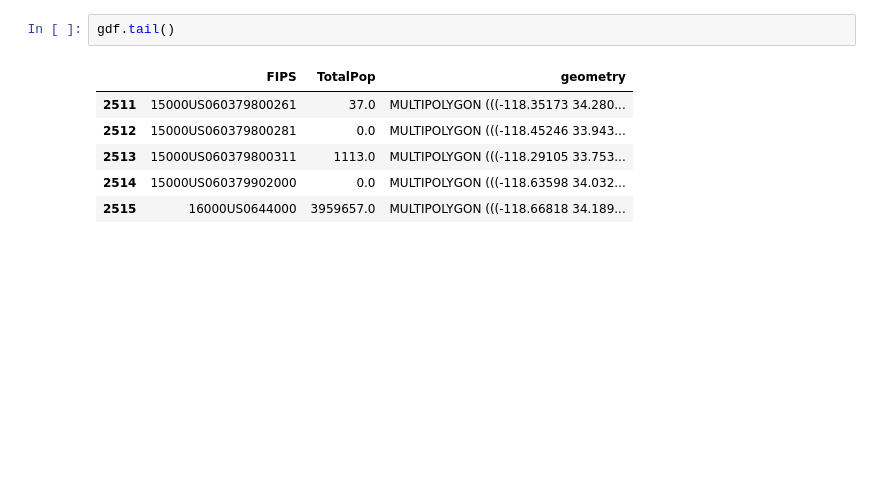
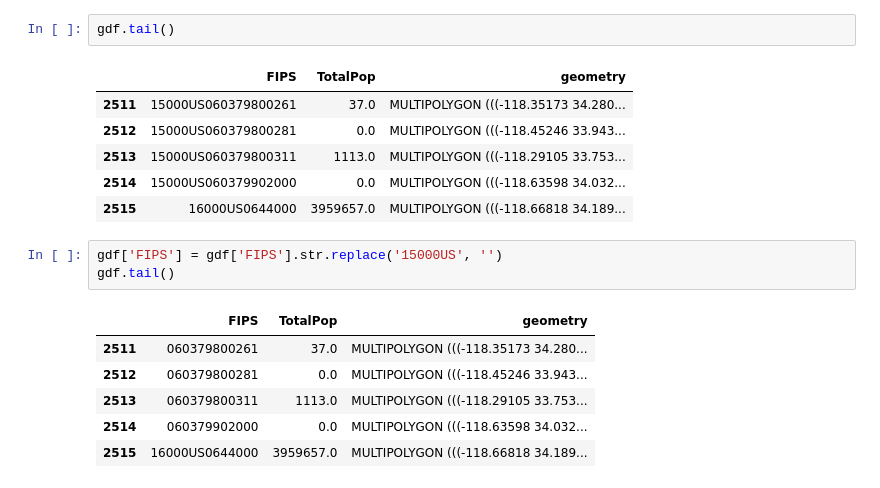
Before and after one commit to babakbadakhshan/Los-Angeles-arrest, a Jupyter notebook: SpatialAutocorrelation.ipynb, the cells around one changed output. Cells and saved outputs as stored; diff of their text form; blank space fills up the shorter version.

```diff
--- a/SpatialAutocorrelation.ipynb
+++ b/SpatialAutocorrelation.ipynb
@@ -42,3 +42,13 @@ gdf.tail()
 | 2513 | 15000US060379800311 | 1113.0 | MULTIPOLYGON (((-118.29105 33.753... |
 | 2514 | 15000US060379902000 | 0.0 | MULTIPOLYGON (((-118.63598 34.032... |
 | 2515 | 16000US0644000 | 3959657.0 | MULTIPOLYGON (((-118.66818 34.189... |
+# %%
+gdf['FIPS'] = gdf['FIPS'].str.replace('15000US', '')
+gdf.tail()
+# %% [output]
+|  | FIPS | TotalPop | geometry |
+| 2511 | 060379800261 | 37.0 | MULTIPOLYGON (((-118.35173 34.280... |
+| 2512 | 060379800281 | 0.0 | MULTIPOLYGON (((-118.45246 33.943... |
+| 2513 | 060379800311 | 1113.0 | MULTIPOLYGON (((-118.29105 33.753... |
+| 2514 | 060379902000 | 0.0 | MULTIPOLYGON (((-118.63598 34.032... |
+| 2515 | 16000US0644000 | 3959657.0 | MULTIPOLYGON (((-118.66818 34.189... |
```
Also changed, not shown: parts of 5 cells of this notebook.
